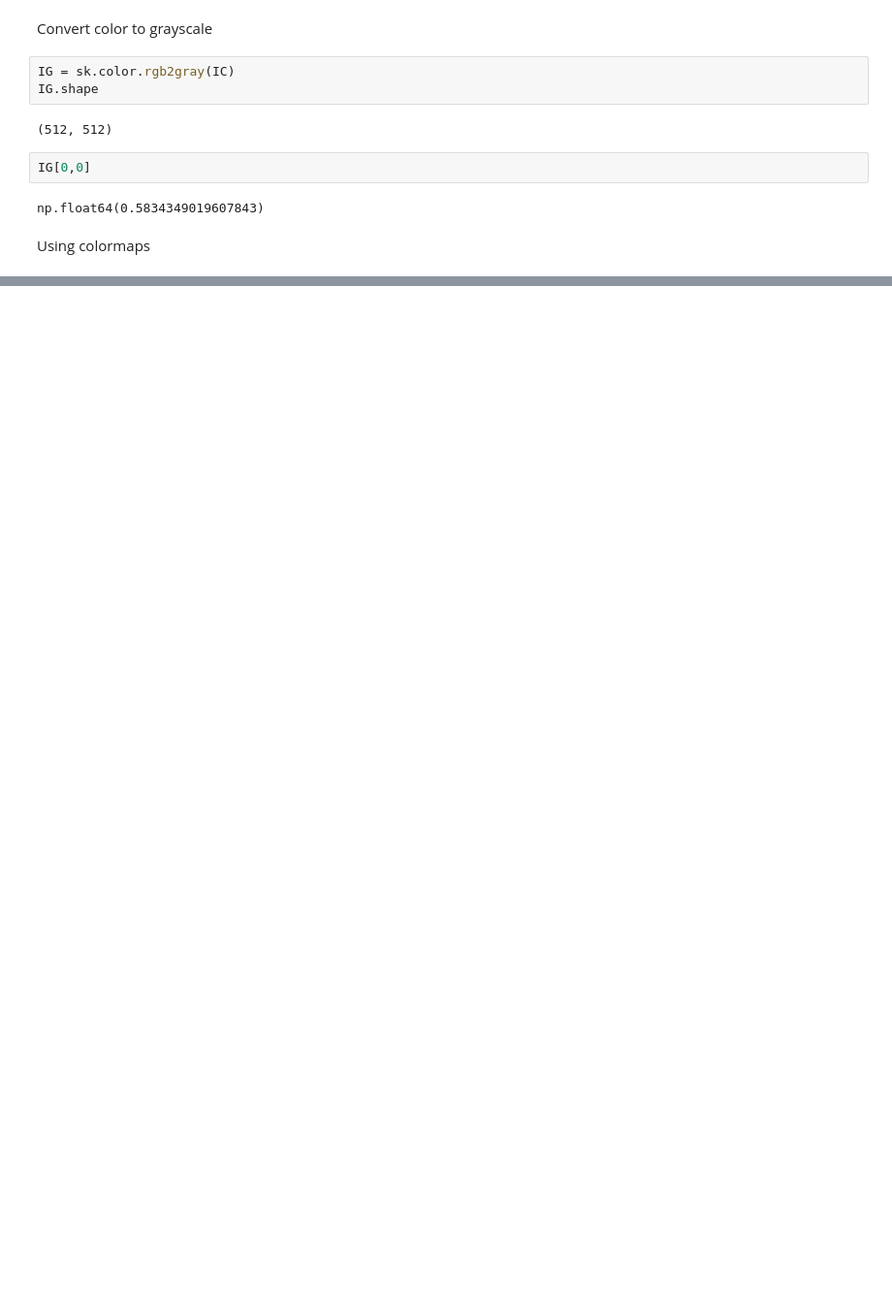
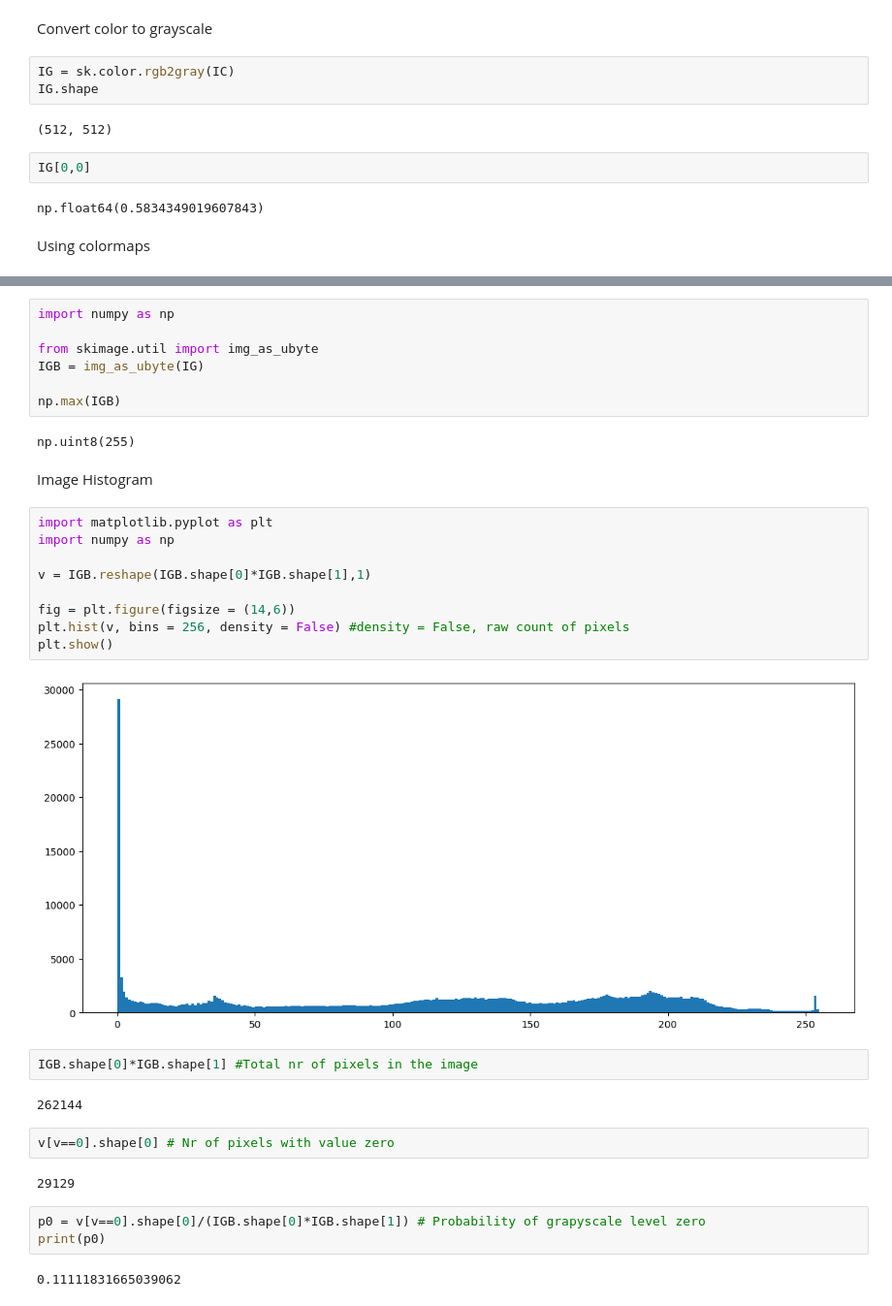
Before and after one commit to Artenida/computer_vision_lessons, a Jupyter notebook: Basic_Image_Operations.ipynb, the cells around one changed output, grey strips where cells are left out. Shown at 97% size. Drawn from its saved outputs; the diff is of its cells as text; blank space fills up the shorter version.

```diff
--- a/Basic_Image_Operations.ipynb
+++ b/Basic_Image_Operations.ipynb
@@ -76,0 +95,35 @@ Using colormaps
+# %%
+import numpy as np
+
+from skimage.util import img_as_ubyte
+IGB = img_as_ubyte(IG)
+
+np.max(IGB)
+# %% [output]
+np.uint8(255)
+# %% [markdown]
+Image Histogram
+# %%
+import matplotlib.pyplot as plt
+import numpy as np
+
+v = IGB.reshape(IGB.shape[0]*IGB.shape[1],1)
+
+fig = plt.figure(figsize = (14,6))
+plt.hist(v, bins = 256, density = False) #density = False, raw count of pixels
+plt.show()
+# %% [output]
+[figure, added]
+# %%
+IGB.shape[0]*IGB.shape[1] #Total nr of pixels in the image
+# %% [output]
+262144
+# %%
+v[v==0].shape[0] # Nr of pixels with value zero
+# %% [output]
+29129
+# %%
+p0 = v[v==0].shape[0]/(IGB.shape[0]*IGB.shape[1]) # Probability of grapyscale level zero
+print(p0)
+# %% [output]
+0.11111831665039062
```
Also changed, not shown: parts of 10 cells of this notebook.
